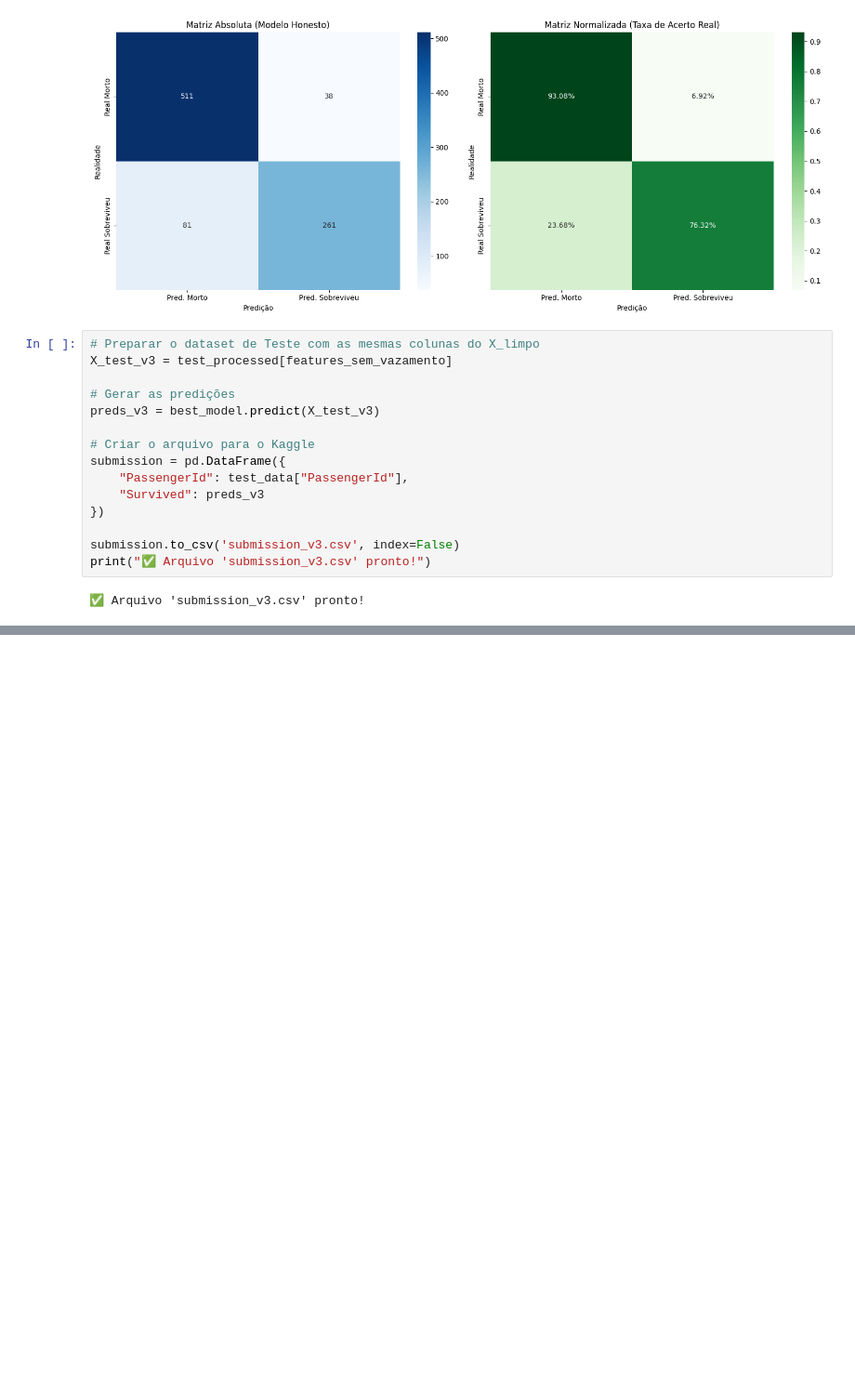
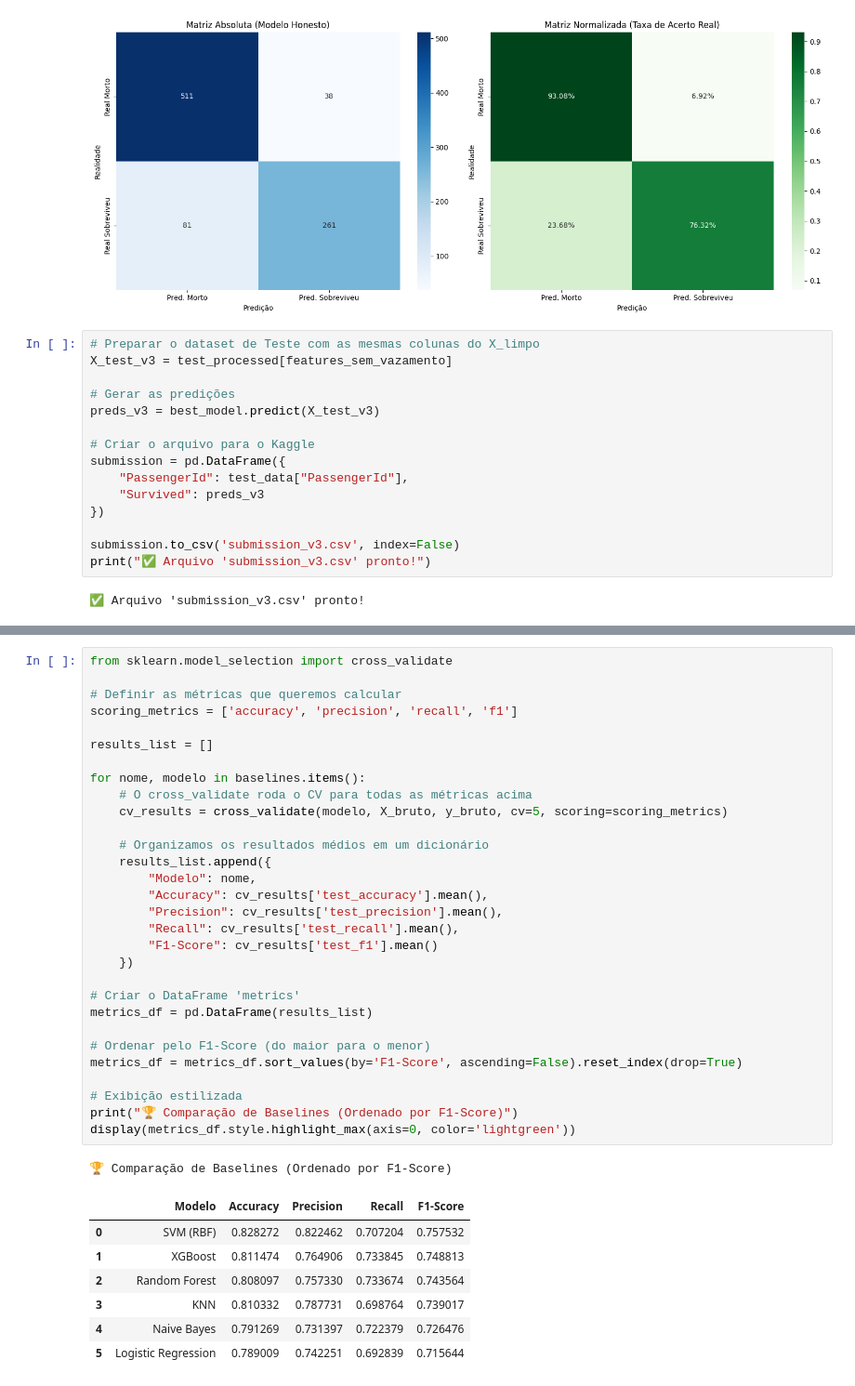
Before and after one commit to zehclaudio/Kaggle, a Jupyter notebook: titanic-tutorial-pipelines-and-ensemble.ipynb, the cells around one changed output, grey strips where cells are left out. Shown at 93% size. Saved outputs shown, nothing was run; the diff lists cells and outputs as text; blank space fills up the shorter version.

```diff
--- a/titanic-tutorial-pipelines-and-ensemble.ipynb
+++ b/titanic-tutorial-pipelines-and-ensemble.ipynb
@@ -4351,0 +4434,39 @@ print("✅ Arquivo 'submission_v3.csv' pronto!")
+# %%
+from sklearn.model_selection import cross_validate
+
+# Definir as métricas que queremos calcular
+scoring_metrics = ['accuracy', 'precision', 'recall', 'f1']
+
+results_list = []
+
+for nome, modelo in baselines.items():
+    # O cross_validate roda o CV para todas as métricas acima
+    cv_results = cross_validate(modelo, X_bruto, y_bruto, cv=5, scoring=scoring_metrics)
+
+    # Organizamos os resultados médios em um dicionário
+    results_list.append({
+        "Modelo": nome,
+        "Accuracy": cv_results['test_accuracy'].mean(),
+        "Precision": cv_results['test_precision'].mean(),
+        "Recall": cv_results['test_recall'].mean(),
+        "F1-Score": cv_results['test_f1'].mean()
+    })
+
+# Criar o DataFrame 'metrics'
+metrics_df = pd.DataFrame(results_list)
+
+# Ordenar pelo F1-Score (do maior para o menor)
+metrics_df = metrics_df.sort_values(by='F1-Score', ascending=False).reset_index(drop=True)
+
+# Exibição estilizada
+print("🏆 Comparação de Baselines (Ordenado por F1-Score)")
+display(metrics_df.style.highlight_max(axis=0, color='lightgreen'))
+# %% [output]
+🏆 Comparação de Baselines (Ordenado por F1-Score)
+|  | Modelo | Accuracy | Precision | Recall | F1-Score |
+| 0 | SVM (RBF) | 0.828272 | 0.822462 | 0.707204 | 0.757532 |
+| 1 | XGBoost | 0.811474 | 0.764906 | 0.733845 | 0.748813 |
+| 2 | Random Forest | 0.808097 | 0.757330 | 0.733674 | 0.743564 |
+| 3 | KNN | 0.810332 | 0.787731 | 0.698764 | 0.739017 |
+| 4 | Naive Bayes | 0.791269 | 0.731397 | 0.722379 | 0.726476 |
+| 5 | Logistic Regression | 0.789009 | 0.742251 | 0.692839 | 0.715644 |
```
Also changed, not shown: parts of 19 cells of this notebook.
